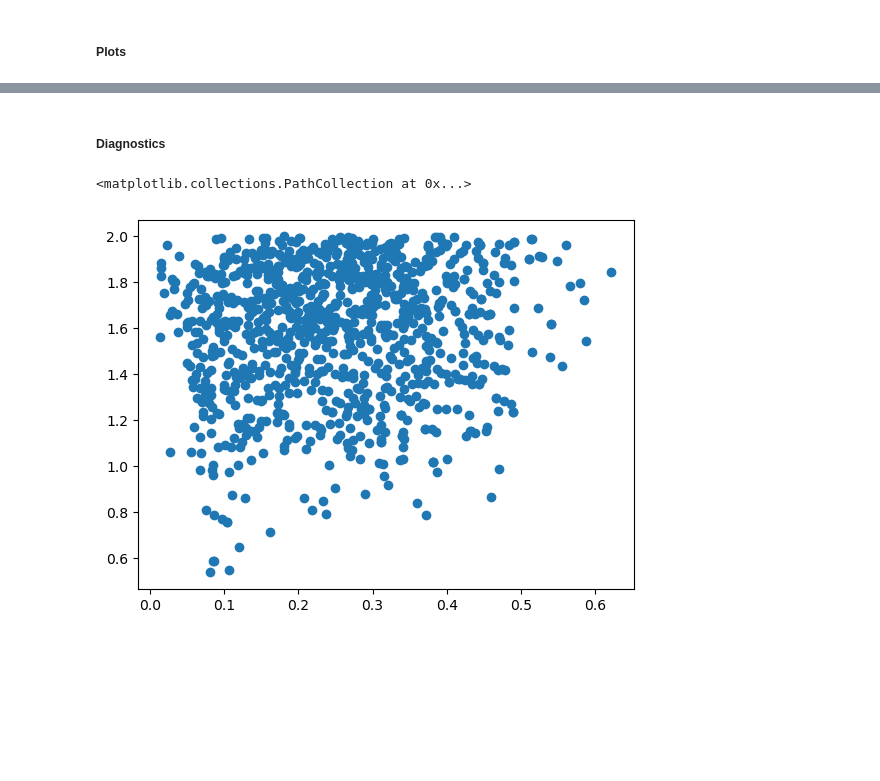
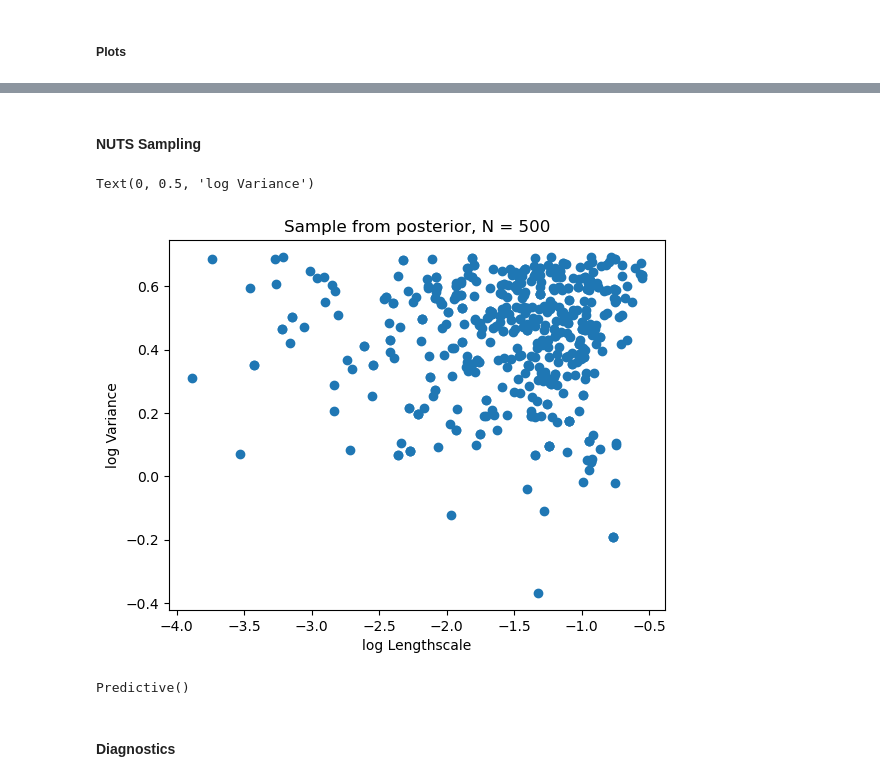
Before and after one commit to KjaMadsen/pmlProject, a Jupyter notebook: B.ipynb, the cells around one changed output, grey strips where cells are left out. Saved outputs shown, nothing was run; the diff lists cells and outputs as text; code cells hidden in the pictures; blank space fills up the shorter version.

```diff
--- a/B.ipynb
+++ b/B.ipynb
@@ -215,0 +122,13 @@ plot(model=gpr, plot_observed_data=True, plot_predictions=True)
+# %% [markdown]
+#### NUTS Sampling
+# %%
+# Get the samples
+posterior_samples = mcmc.get_samples(num_samples=500)
+# %%
+plt.scatter(torch.log(posterior_samples['kernel.lengthscale']),torch.log(posterior_samples['kernel.variance']))
+plt.title('Sample from posterior, N = 500')
+plt.xlabel('log Lengthscale')
+plt.ylabel('log Variance')
+# %% [output]
+Text(0, 0.5, 'log Variance')
+[figure, added]
@@ -216,2 +138,7 @@ plot(model=gpr, plot_observed_data=True, plot_predictions=True)
+# %%
+#obs_pred=posterior_predictive['kernel.variance']
+print(posterior_predictive)
+# %% [output]
+Predictive()
 # %% [markdown]
-##### Diagnostics
+#### Diagnostics
@@ -224,8 +145,3 @@ posterior_v  = mcmc.get_samples()[v_name]
-# %%
-plt.scatter(posterior_ls,posterior_v)
-# %% [output]
-<matplotlib.collections.PathCollection at 0x...>
-[figure, removed]
 # %%
 Xnew = torch.tensor([-0.75, -0.25, 0.25, 0.75])
 f_loc, f_cov = gpr(Xnew, full_cov=True)
```
Also changed, not shown: parts of 37 cells of this notebook.
